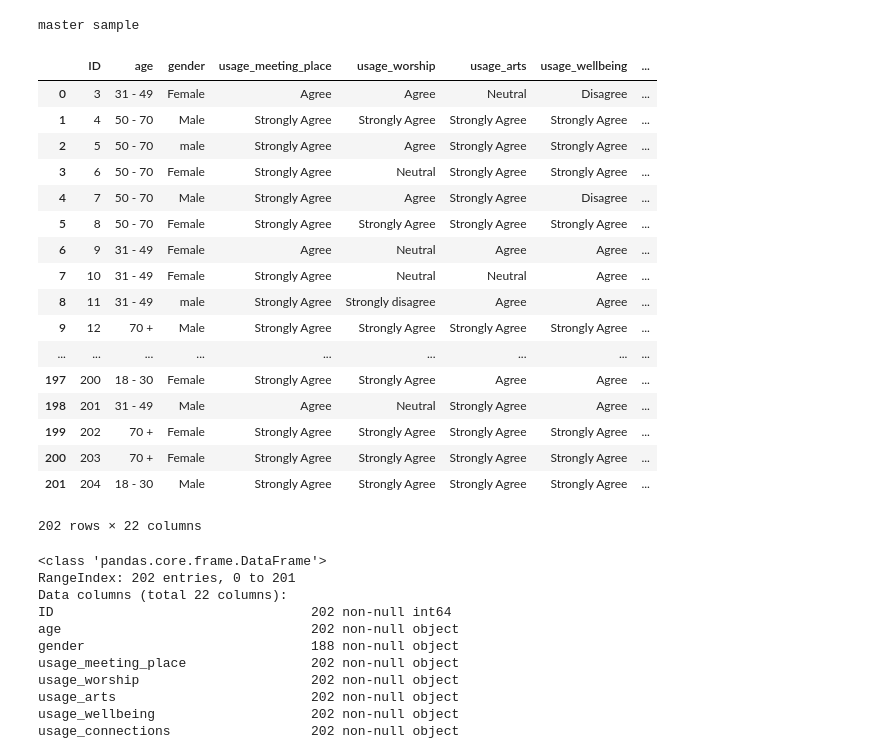
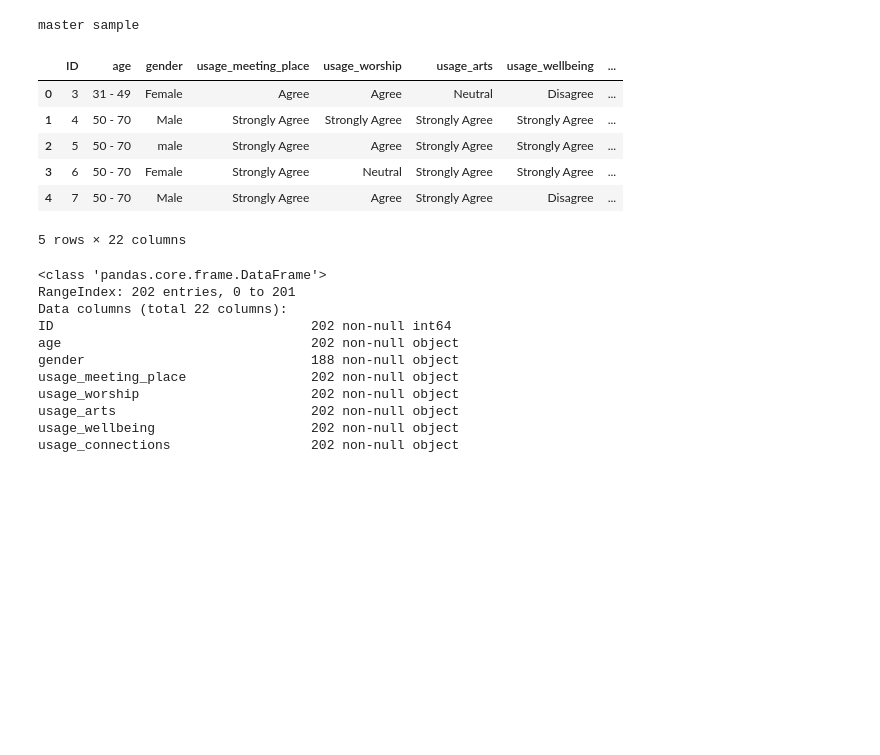
Before and after one commit to koxt2/Garden-Quarter, a Jupyter notebook: garden_quarter.ipynb, the cells around one changed output. Saved outputs shown, nothing was run; the diff lists cells and outputs as text; code cells hidden in the pictures; blank space fills up the shorter version.

```diff
--- a/garden_quarter.ipynb
+++ b/garden_quarter.ipynb
@@ -20,31 +24,20 @@ working = master
 # %%
 ########## Evaluate Data ##########
 ###################################
 
 # View a sample of columns
 print("""
 master sample""")
-master
+master.head()
 # %% [output]
 master sample
 |  | ID | age | gender | usage_meeting_place | usage_worship | usage_arts | usage_wellbeing | ... |
 | 0 | 3 | 31 - 49 | Female | Agree | Agree | Neutral | Disagree | ... |
 | 1 | 4 | 50 - 70 | Male | Strongly Agree | Strongly Agree | Strongly Agree | Strongly Agree | ... |
 | 2 | 5 | 50 - 70 | male | Strongly Agree | Agree | Strongly Agree | Strongly Agree | ... |
 | 3 | 6 | 50 - 70 | Female | Strongly Agree | Neutral | Strongly Agree | Strongly Agree | ... |
 | 4 | 7 | 50 - 70 | Male | Strongly Agree | Agree | Strongly Agree | Disagree | ... |
-| 5 | 8 | 50 - 70 | Female | Strongly Agree | Strongly Agree | Strongly Agree | Strongly Agree | ... |
-| 6 | 9 | 31 - 49 | Female | Agree | Neutral | Agree | Agree | ... |
-| 7 | 10 | 31 - 49 | Female | Strongly Agree | Neutral | Neutral | Agree | ... |
-| 8 | 11 | 31 - 49 | male | Strongly Agree | Strongly disagree | Agree | Agree | ... |
-| 9 | 12 | 70 + | Male | Strongly Agree | Strongly Agree | Strongly Agree | Strongly Agree | ... |
-| ... | ... | ... | ... | ... | ... | ... | ... | ... |
-| 197 | 200 | 18 - 30 | Female | Strongly Agree | Strongly Agree | Agree | Agree | ... |
-| 198 | 201 | 31 - 49 | Male | Agree | Neutral | Strongly Agree | Agree | ... |
-| 199 | 202 | 70 + | Female | Strongly Agree | Strongly Agree | Strongly Agree | Strongly Agree | ... |
-| 200 | 203 | 70 + | Female | Strongly Agree | Strongly Agree | Strongly Agree | Strongly Agree | ... |
-| 201 | 204 | 18 - 30 | Male | Strongly Agree | Strongly Agree | Strongly Agree | Strongly Agree | ... |
-202 rows × 22 columns
+5 rows × 22 columns
 # %%
 # View summary of values
 print("""
```
Also changed, not shown: parts of 10 cells of this notebook.
